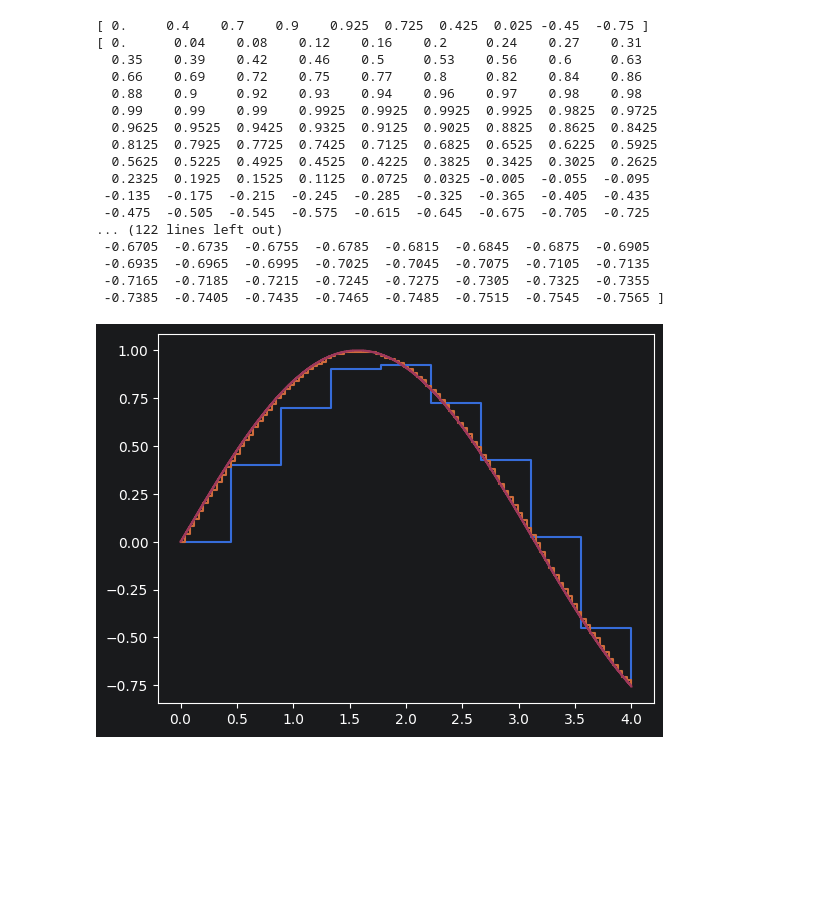
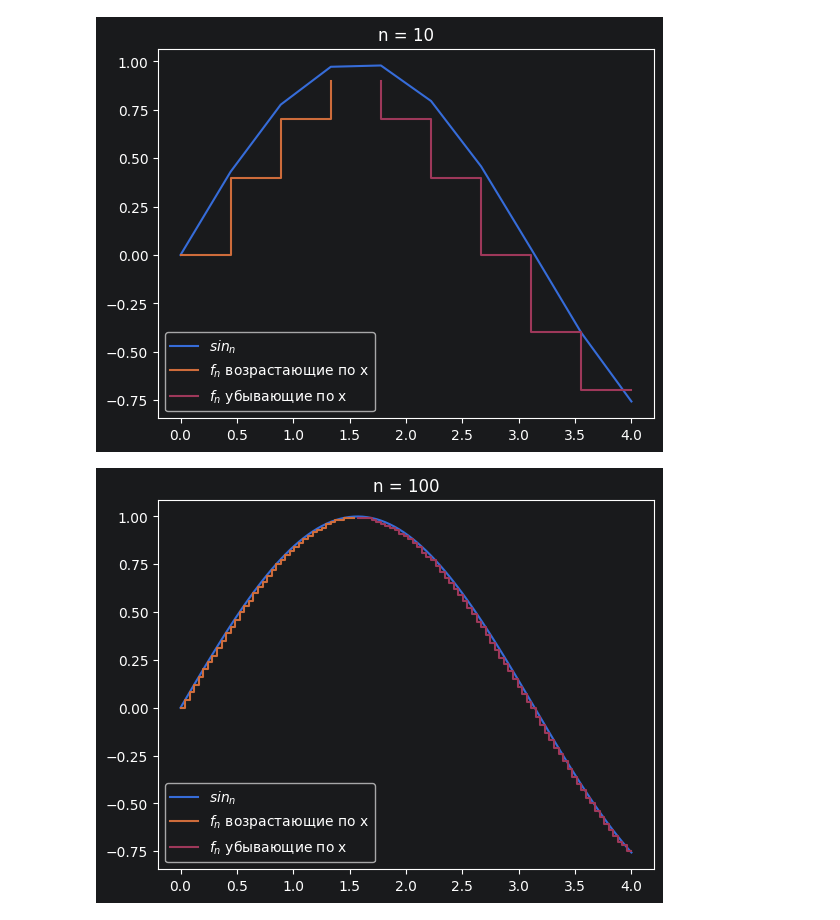
Before and after one commit to ChannelSort/math_lab_lebesgue-integral, a Jupyter notebook: Numerical_method.ipynb, the cells around one changed output. Drawn from its saved outputs; the diff is of its cells as text; code cells hidden in the pictures; blank space fills up the shorter version.

```diff
--- a/Numerical_method.ipynb
+++ b/Numerical_method.ipynb
@@ -1,53 +1,57 @@
 # %%
 import numpy as np
 import matplotlib.pyplot as plt
 
+# Последовательность f_n
+def f_n(x):
+    summa = 0
+    for (a, b), val in A:
+        summa += val * ((a <= x) & (x < b))    # i/n * indicator(A_i)
+    return np.sign(np.sin(x)) * summa
 
-def f(n, x, A):
-    summ = 0
-    for i in range(n):
-        summ += np.divide(i, n) * np.where((A[i][0] <= x) & (x < A[i][1]), 1, 0)
+# Интеграл Лебега-Стилтьеса
+def lebesgue_integral():
+    summa = 0
+    for x_i in range(0, n - 1):
+        summa += f_n(E[x_i]) * (E[x_i + 1] - E[x_i])    # f(x) * (x_{i + 1} - x_{i})
+    return summa
 
-    return np.sign(np.sin(x)) * summ
+# Интеграл Лебега-Стилтьеса
+def lebesgue_stieltjes_integral():
+    summa = 0
+    for x_i in range(0, n - 1):
+        summa += f_n(E[x_i]) * (np.floor(E[x_i + 1]) - np.floor(E[x_i]))    # f(x) * (floor(x_{i + 1}) - floor(x_{i}))
+    return summa
 
-N = [10, 100, 1000]
+N = [10, 100, 500, 1000, 1500]
 
 for n in N:
     E = np.linspace(0, 4, n)
+    E_inc = E[E <= np.pi / 2]   # Возрастающая часть
+    E_dec = E[E >= np.pi / 2]   # Убывающая часть
 
     # A_i - прообразы delta_i
     A = []
-    delta = np.divide(1, n)
-    for i in range(0, n):
-        x_1 = i * delta
-        x_2 = (i + 1) * delta
 
+    delta = np.divide(1, n)    # delta = 1 / n
+    for i in range(n):
+        x_1 = i * delta    # i / n
+        x_2 = (i + 1) * delta    # (i + 1) / n
+
+        # Задаю A_i
         for k in range(2):
-            A.append((np.arcsin(x_1) + np.pi*k, np.arcsin(x_2) + np.pi*k))
-            A.append((np.pi - np.arcsin(x_2) + np.pi*k, np.pi - np.arcsin(x_1) + np.pi*k))
-
-    def f_n(x) : return f(4 * n, x, A)
+            A.append(((np.arcsin(x_1) + np.pi*k, np.arcsin(x_2) + np.pi*k), x_1))   # Возрастающая часть
+            A.append(((np.pi - np.arcsin(x_2) + np.pi*k, np.pi - np.arcsin(x_1) + np.pi*k), x_1))   # Убывающая часть
 
     Y = f_n(E)
 
-    print(Y)
-    plt.step(E, Y, where='post')
+    # Строим графики:
+    plt.figure()    # Создать для каждого графика отдельный плот
+    plt.title(f"n = {n}")   # Название плота
+    plt.plot(E, np.sin(E), label="$sin_n$")   # График синуса
+    plt.step(E_inc, f_n(E_inc), where='post', label='$f_n$ возрастающие по x')   # График убывающей части
+    plt.step(E_dec, f_n(E_dec), where='pre', label='$f_n$ убывающие по x')   # График возрастающей части
+    plt.legend()    # Показать легенду
 # %% [output]
-[ 0.     0.4    0.7    0.9    0.925  0.725  0.425  0.025 -0.45  -0.75 ]
-[ 0.      0.04    0.08    0.12    0.16    0.2     0.24    0.27    0.31
-  0.35    0.39    0.42    0.46    0.5     0.53    0.56    0.6     0.63
-  0.66    0.69    0.72    0.75    0.77    0.8     0.82    0.84    0.86
-  0.88    0.9     0.92    0.93    0.94    0.96    0.97    0.98    0.98
-  0.99    0.99    0.99    0.9925  0.9925  0.9925  0.9925  0.9825  0.9725
-  0.9625  0.9525  0.9425  0.9325  0.9125  0.9025  0.8825  0.8625  0.8425
-  0.8125  0.7925  0.7725  0.7425  0.7125  0.6825  0.6525  0.6225  0.5925
-  0.5625  0.5225  0.4925  0.4525  0.4225  0.3825  0.3425  0.3025  0.2625
-  0.2325  0.1925  0.1525  0.1125  0.0725  0.0325 -0.005  -0.055  -0.095
- -0.135  -0.175  -0.215  -0.245  -0.285  -0.325  -0.365  -0.405  -0.435
- -0.475  -0.505  -0.545  -0.575  -0.615  -0.645  -0.675  -0.705  -0.725
-... (122 lines left out)
- -0.6705  -0.6735  -0.6755  -0.6785  -0.6815  -0.6845  -0.6875  -0.6905
- -0.6935  -0.6965  -0.6995  -0.7025  -0.7045  -0.7075  -0.7105  -0.7135
- -0.7165  -0.7185  -0.7215  -0.7245  -0.7275  -0.7305  -0.7325  -0.7355
- -0.7385  -0.7405  -0.7435  -0.7465  -0.7485  -0.7515  -0.7545  -0.7565 ]
-[figure, old version]
+[figure, new version]
+[figure, added]
```
Also changed, not shown: parts of 3 cells of this notebook, 2 other files.
